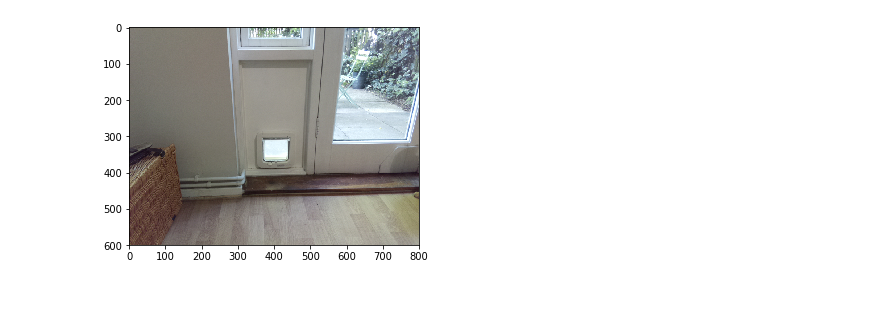
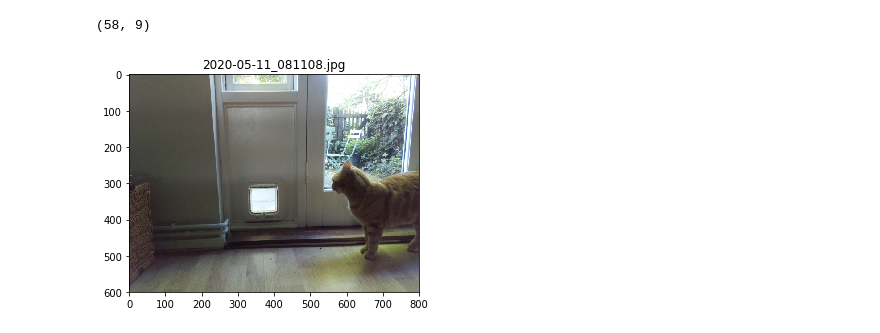
Before and after one commit to oliparson/cat-detection, a Jupyter notebook: notebooks/analyse_photos.ipynb, the cells around one changed output. Drawn from its saved outputs; the diff is of its cells as text; code cells hidden in the pictures; blank space fills up the shorter version.

Commit message:
identify interesting images with std of diffs

```diff
--- a/notebooks/analyse_photos.ipynb
+++ b/notebooks/analyse_photos.ipynb
@@ -153,0 +176,6 @@ stats_df.set_index('timestamp')[colours].plot()
+# %%
+# Calculate brightness by averaging RGB colours
+
+stats_df['brightness'] = stats_df[colours].mean(axis=1)
+
+stats_df.head()
@@ -160,0 +197,10 @@ stats_df.set_index('timestamp').frame_diff.plot()
+# %%
+# Plot difference with exponentially smoothed image over time
+
+stats_df.set_index('timestamp').avg_diff.plot()
+
+threshold = 1.2e7
+xlim = plt.xlim()
+plt.hlines(threshold, xlim[0], xlim[1])
+
+plt.ylabel('Average difference with smoothed image')
@@ -160,0 +210,10 @@ stats_df.set_index('timestamp').frame_diff.plot()
+# %%
+# Plot standard deviation of differences with exponentially smoothed image over time
+
+stats_df.set_index('timestamp').std_diff.plot()
+
+threshold = 15
+xlim = plt.xlim()
+plt.hlines(threshold, xlim[0], xlim[1])
+
+plt.ylabel('Standard deviation of differences with smoothed image')
@@ -161,15 +223,24 @@ stats_df.set_index('timestamp').frame_diff.plot()
+# %%
+# Create dataframe of interesting images
+
+interesting_blobs = stats_df[stats_df.std_diff>threshold]
+
+print(interesting_blobs.shape)
+# %% [output]
+(58, 9)
 # %%
 # Plot images
 
-for blob_name in recent_blobs.name.iloc[-10:]:
+for blob_name in interesting_blobs.name:
 
     blob = bucket.blob(blob_name)
     blob_str = blob.download_as_string()
     bytes_io = io.BytesIO(blob_str)
     img = mpimg.imread(bytes_io, format='jpg')
     plt.figure()
     plt.imshow(img)
+    plt.title(blob_name)
 
     break
 # %% [output]
-[figure, old version]
+[figure, new version]
```
Also changed, not shown: parts of 16 cells of this notebook.
